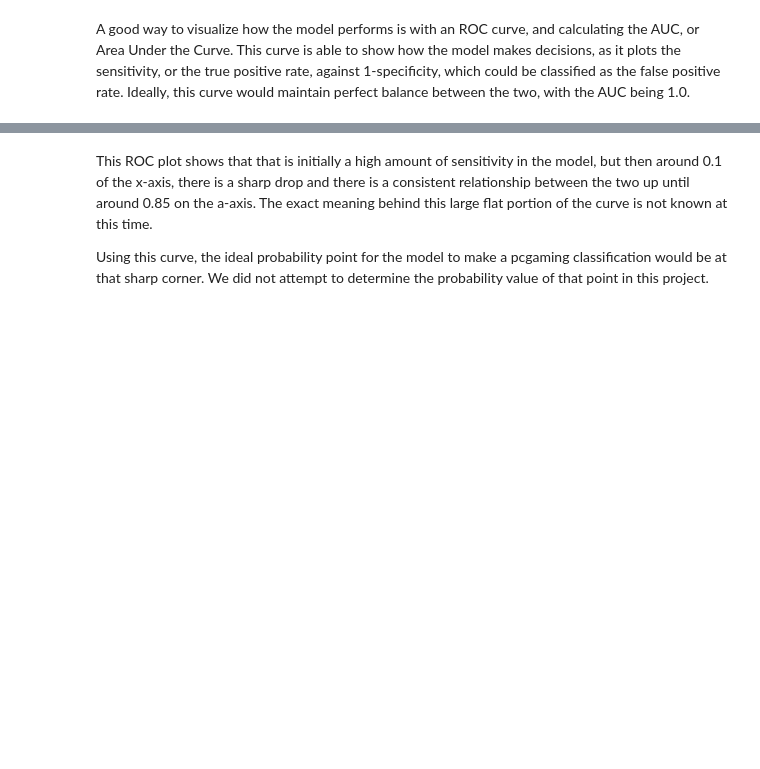
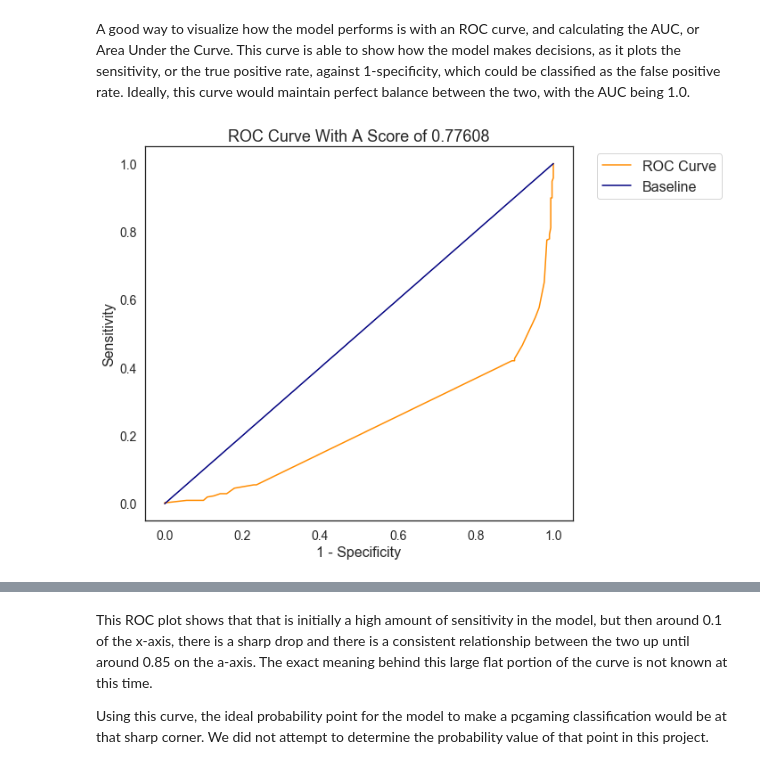
Before and after one commit to ondovj/reddit_classification, a Jupyter notebook: Code/2-cleaning_through_conclusions.ipynb, the cells around one changed output, grey strips where cells are left out. Saved outputs shown, nothing was run; the diff lists cells and outputs as text; code cells hidden in the pictures; blank space fills up the shorter version.

```diff
--- a/Code/2-cleaning_through_conclusions.ipynb
+++ b/Code/2-cleaning_through_conclusions.ipynb
@@ -843,6 +863,10 @@ Because of these rankings in both metrics, this model appears to give us the bes
 ### ROC Curve
 # %% [markdown]
 A good way to visualize how the model performs is with an ROC curve, and calculating the AUC, or Area Under the Curve. This curve is able to show how the model makes decisions, as it plots the sensitivity, or the true positive rate, against 1-specificity, which could be classified as the false positive rate. Ideally, this curve would maintain perfect balance between the two, with the AUC being 1.0.
+# %%
+graphs.roc_curve(tf_boost_model, X_test, y_test, pred_proba, "ROC Curve", (10, 7), baseline_color="navy")
+# %% [output]
+[figure, added]
 # %%
 # making predictions to for the plot
 pred_proba = [i[1] for i in tf_boost_model.predict_proba(X_test)]
```
Also changed, not shown: parts of 40 cells of this notebook, 4 other files.
